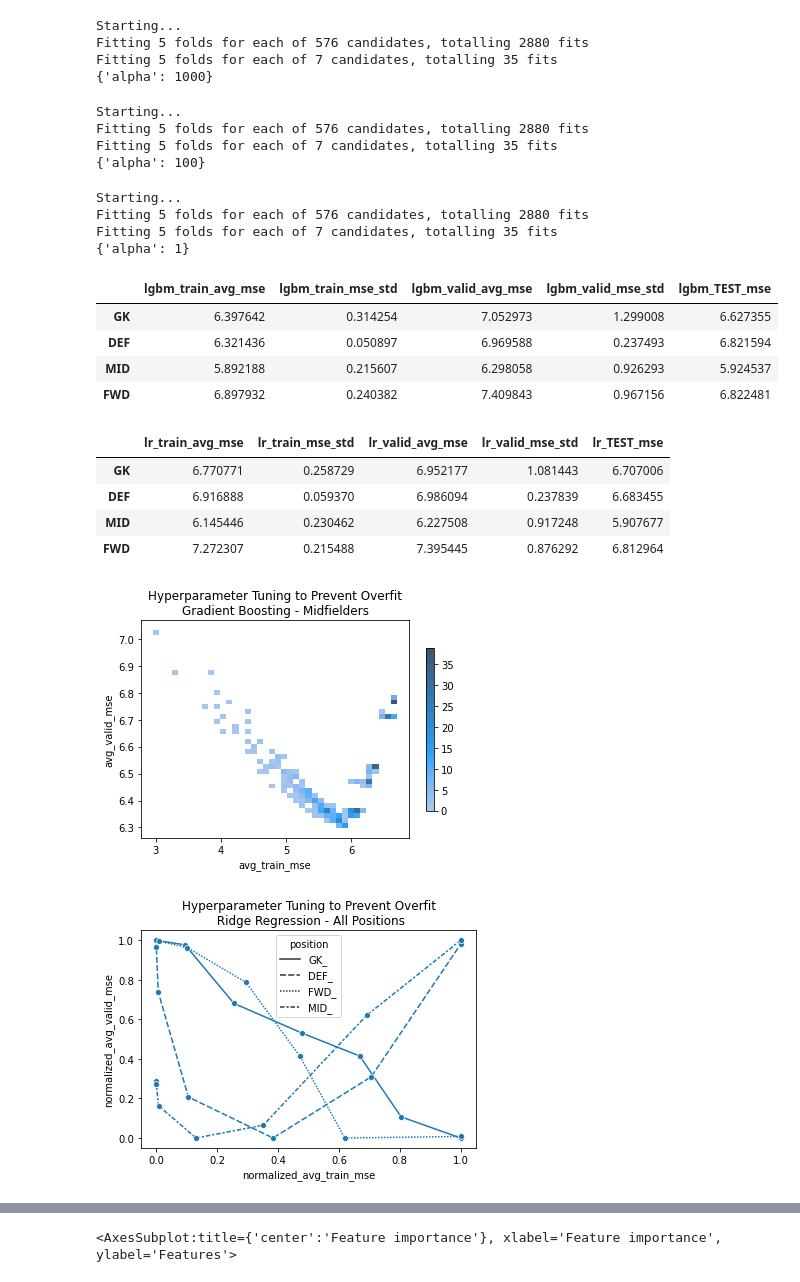
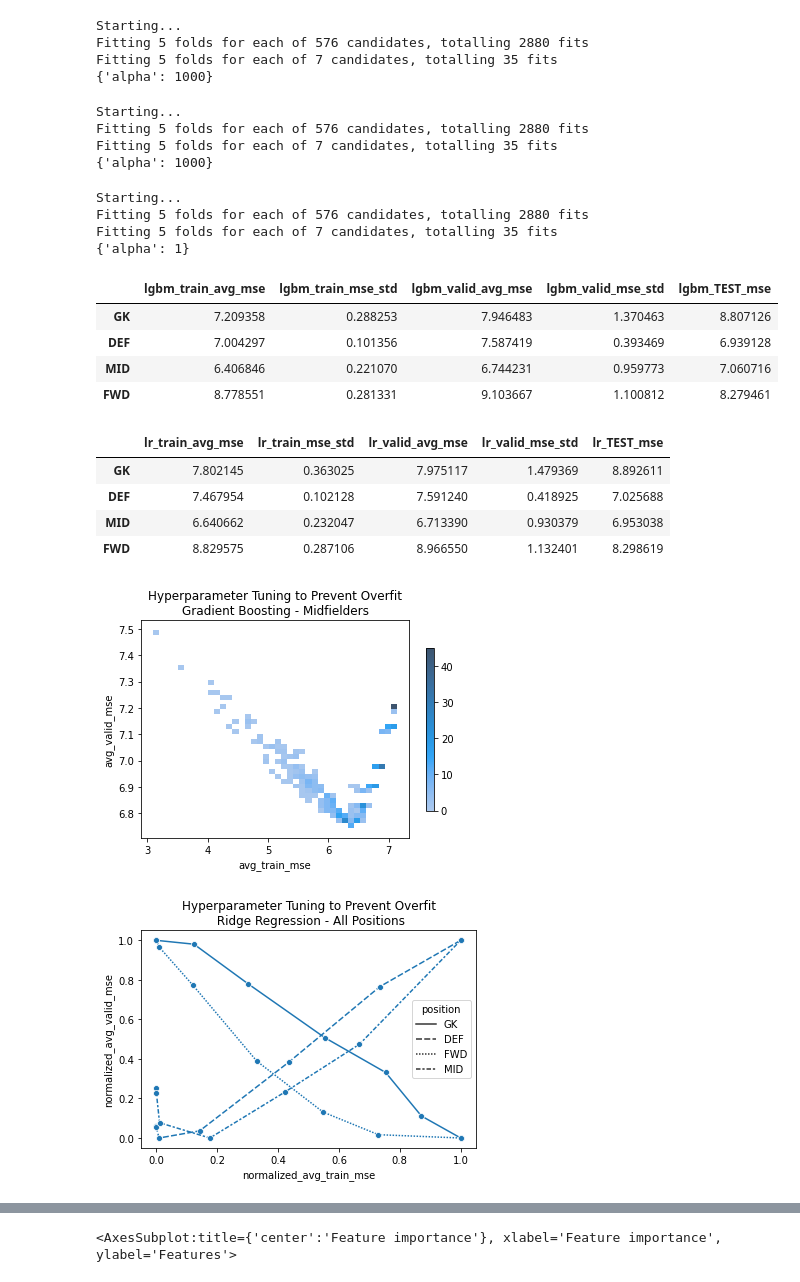
Before and after one commit to danielfrees/mlpremier, a Jupyter notebook: mlpremier/linear/fpl_linear_model_cv_viz.ipynb, the cells around one changed output, grey strips where cells are left out. Cells and saved outputs as stored; diff of their text form; code cells hidden in the pictures.

Commit message:
viz, tables

```diff
--- a/mlpremier/linear/fpl_linear_model_cv_viz.ipynb
+++ b/mlpremier/linear/fpl_linear_model_cv_viz.ipynb
@@ -52,8 +52,8 @@ def read_data(pos, datapath, window_size, season, minimum_minutes=0):
     df['total_points_bin'] = pd.cut(df['total_points'], 5, labels=False)
     return df
 
-dfs = [read_data(p, datapath, window_size, season, minimum_minutes=1) for p in ['GK_', 'DEF_', 'FWD_', 'MID_']]
-full_df = pd.concat(dfs, keys=['GK_', 'DEF_', 'FWD_', 'MID_'])
+dfs = [read_data(p, datapath, window_size, season, minimum_minutes=10) for p in ['GK_', 'DEF_', 'FWD_', 'MID_']]
+full_df = pd.concat(dfs, keys=['GK', 'DEF', 'FWD', 'MID'])
 # %% [output]
 Team not found
 Team not found
@@ -162,6 +160,7 @@ def get_results(data):
         -grid.cv_results_['mean_test_score'].max(),
         grid.cv_results_['std_test_score'][grid.cv_results_['mean_test_score'].argmax()],
                               mean_squared_error(y_test, best_in_grid.predict(X_test))]
+    results['lgbm_test_set'] = [X_test, y_test, best_in_grid.predict(X_test)]
 
     # Linear Model
     lrgrid = GridSearchCV(
@@ -185,6 +184,7 @@ def get_results(data):
         lrgrid.cv_results_['std_test_score'][lrgrid.cv_results_['mean_test_score'].argmax()],
         mean_squared_error(y_test, best_in_grid.predict(X_test))
     ]
+    results['lr_test_set'] = [y_test, best_in_grid.predict(X_test)]
 
     results['heuristic'] = mean_squared_error(y_test, X_test.total_points)
 
@@ -209,7 +209,7 @@ fwd_results = get_results(dfs[2])
 Starting...
 Fitting 5 folds for each of 576 candidates, totalling 2880 fits
 Fitting 5 folds for each of 7 candidates, totalling 35 fits
-{'alpha': 100}
+{'alpha': 1000}
 # %%
 mid_results = get_results(dfs[3])
 # %% [output]
@@ -230,18 +230,18 @@ report_table = pd.DataFrame.from_dict(report_table, orient='index').rename(colum
 report_table.iloc[:, :5]
 # %% [output]
 |  | lgbm_train_avg_mse | lgbm_train_mse_std | lgbm_valid_avg_mse | lgbm_valid_mse_std | lgbm_TEST_mse |
-| GK | 6.397642 | 0.314254 | 7.052973 | 1.299008 | 6.627355 |
-| DEF | 6.321436 | 0.050897 | 6.969588 | 0.237493 | 6.821594 |
-| MID | 5.892188 | 0.215607 | 6.298058 | 0.926293 | 5.924537 |
-| FWD | 6.897932 | 0.240382 | 7.409843 | 0.967156 | 6.822481 |
+| GK | 7.209358 | 0.288253 | 7.946483 | 1.370463 | 8.807126 |
+| DEF | 7.004297 | 0.101356 | 7.587419 | 0.393469 | 6.939128 |
+| MID | 6.406846 | 0.221070 | 6.744231 | 0.959773 | 7.060716 |
+| FWD | 8.778551 | 0.281331 | 9.103667 | 1.100812 | 8.279461 |
 # %%
 report_table.iloc[:, 5:]
 # %% [output]
 |  | lr_train_avg_mse | lr_train_mse_std | lr_valid_avg_mse | lr_valid_mse_std | lr_TEST_mse |
-| GK | 6.770771 | 0.258729 | 6.952177 | 1.081443 | 6.707006 |
-| DEF | 6.916888 | 0.059370 | 6.986094 | 0.237839 | 6.683455 |
-| MID | 6.145446 | 0.230462 | 6.227508 | 0.917248 | 5.907677 |
-| FWD | 7.272307 | 0.215488 | 7.395445 | 0.876292 | 6.812964 |
+| GK | 7.802145 | 0.363025 | 7.975117 | 1.479369 | 8.892611 |
+| DEF | 7.467954 | 0.102128 | 7.591240 | 0.418925 | 7.025688 |
+| MID | 6.640662 | 0.232047 | 6.713390 | 0.930379 | 6.953038 |
+| FWD | 8.829575 | 0.287106 | 8.966550 | 1.132401 | 8.298619 |
 # %%
 def lgbm_overfit_plot(res):
     overfit = {
@@ -250,33 +250,37 @@ def lgbm_overfit_plot(res):
     }
     overfit = pd.DataFrame.from_dict(overfit)
 
-    sns.histplot(
+    plot = sns.histplot(
         overfit, x='avg_train_mse', y='avg_valid_mse',
         bins=40, cbar=True, cbar_kws=dict(shrink=.75),
     ).set_title('Hyperparameter Tuning to Prevent Overfit\nGradient Boosting - Midfielders')
+    return plot
 
-lgbm_overfit_plot(mid_results)
+plot = lgbm_overfit_plot(mid_results)
+plot.figure.savefig('overfit_lgbm.png',dpi=600)
 # %% [output]
-[figure, old version]
+[figure, new version]
 # %%
 def lr_overfit_plot(res_lst, name_lst):
     overfit = pd.DataFrame()
     for i, res in enumerate(res_lst):
         temp = {
             'avg_train_mse': -res['lr_full_stats']['mean_train_score'],
             'avg_valid_mse': -res['lr_full_stats']['mean_test_score']
         }
         temp = pd.DataFrame.from_dict(temp)
         temp['normalized_avg_train_mse'] = MinMaxScaler().fit_transform(np.array(temp['avg_train_mse']).reshape(-1,1))
         temp['normalized_avg_valid_mse'] = MinMaxScaler().fit_transform(np.array(temp['avg_valid_mse']).reshape(-1,1))
         temp['position'] = name_lst[i]
         overfit = pd.concat([overfit, temp], ignore_index=True)
 
-    sns.lineplot(
+    plot = sns.lineplot(
         data=overfit, x='normalized_avg_train_mse', y='normalized_avg_valid_mse', style='position',
         marker='o', palette="flare"
     ).set_title('Hyperparameter Tuning to Prevent Overfit\n Ridge Regression - All Positions')
+    return plot
 
-lr_overfit_plot([gk_results, def_results, fwd_results, mid_results], ['GK_', 'DEF_', 'FWD_', 'MID_'])
+plot = lr_overfit_plot([gk_results, def_results, fwd_results, mid_results], ['GK', 'DEF', 'FWD', 'MID'])
+plot.figure.savefig('output_figure.png',dpi=600)
 # %% [output]
-[figure, old version]
+[figure, new version]
```
Also changed, not shown: parts of 12 cells of this notebook.
